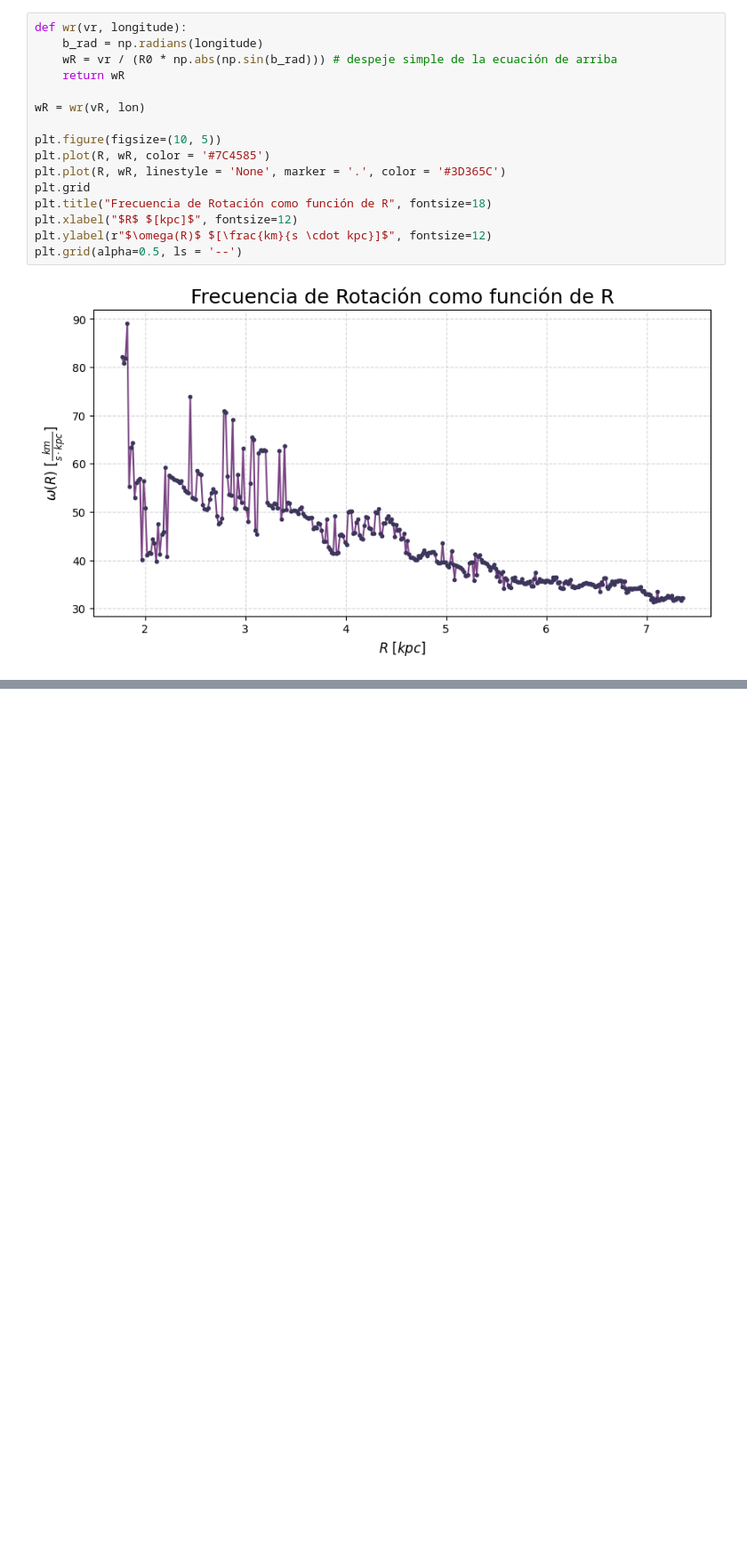
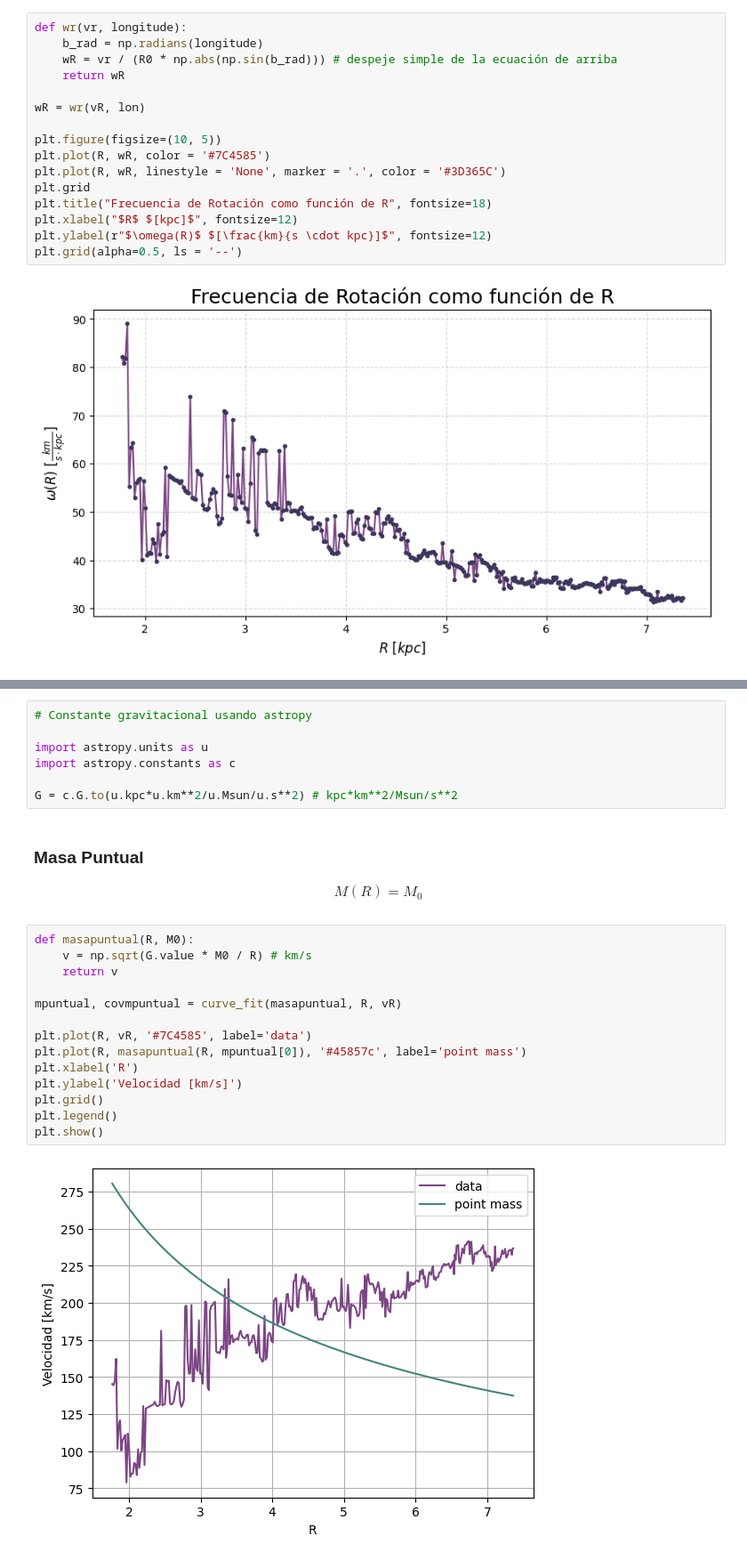
Before and after one commit to CrushinAngel/Astronomia_Experimental, a Jupyter notebook: Informe_2/southgalaxy.ipynb, the cells around one changed output, grey strips where cells are left out. Shown at 89% size. Drawn from its saved outputs; the diff is of its cells as text; blank space fills up the shorter version.

```diff
--- a/Informe_2/southgalaxy.ipynb
+++ b/Informe_2/southgalaxy.ipynb
@@ -296,0 +326,29 @@ plt.grid(alpha=0.5, ls = '--')
+# %%
+# Constante gravitacional usando astropy
+
+import astropy.units as u
+import astropy.constants as c
+
+G = c.G.to(u.kpc*u.km**2/u.Msun/u.s**2) # kpc*km**2/Msun/s**2
+# %% [markdown]
+### Masa Puntual
+
+\begin{align}
+M(R) =  M_0
+\end{align}
+# %%
+def masapuntual(R, M0):
+    v = np.sqrt(G.value * M0 / R) # km/s
+    return v
+
+mpuntual, covmpuntual = curve_fit(masapuntual, R, vR)
+
+plt.plot(R, vR, '#7C4585', label='data')
+plt.plot(R, masapuntual(R, mpuntual[0]), '#45857c', label='point mass')
+plt.xlabel('R')
+plt.ylabel('Velocidad [km/s]')
+plt.grid()
+plt.legend()
+plt.show()
+# %% [output]
+[figure, added]
```
Also changed, not shown: parts of 13 cells of this notebook.
